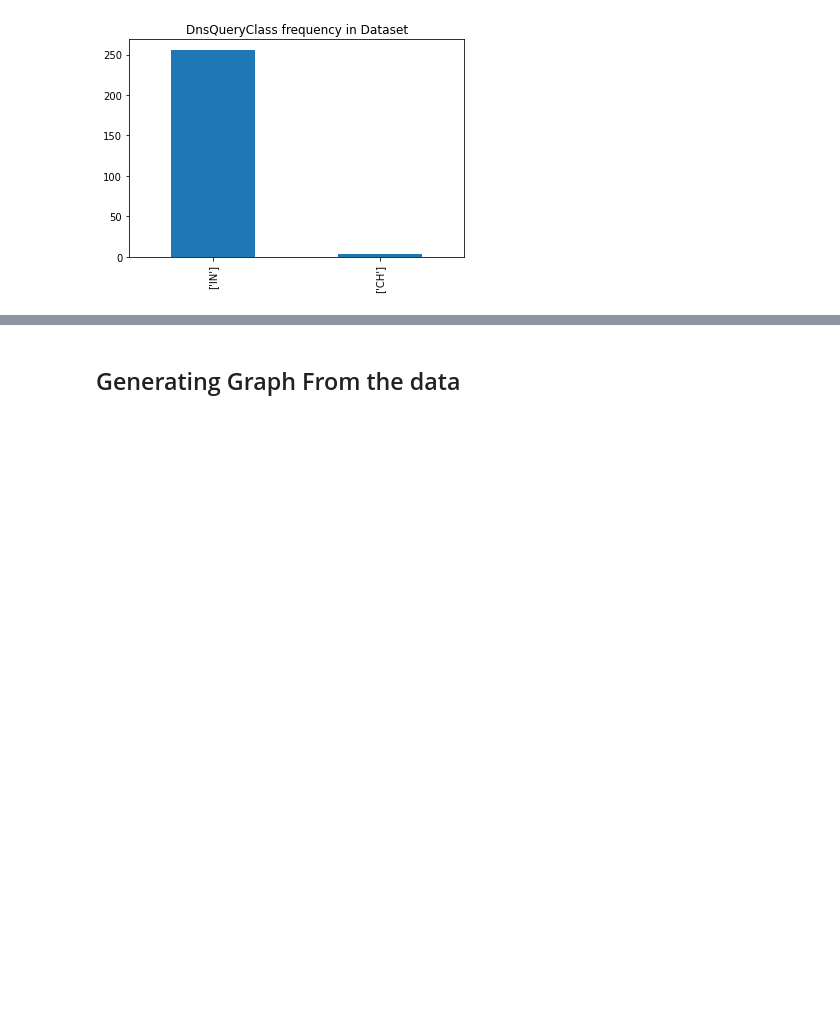
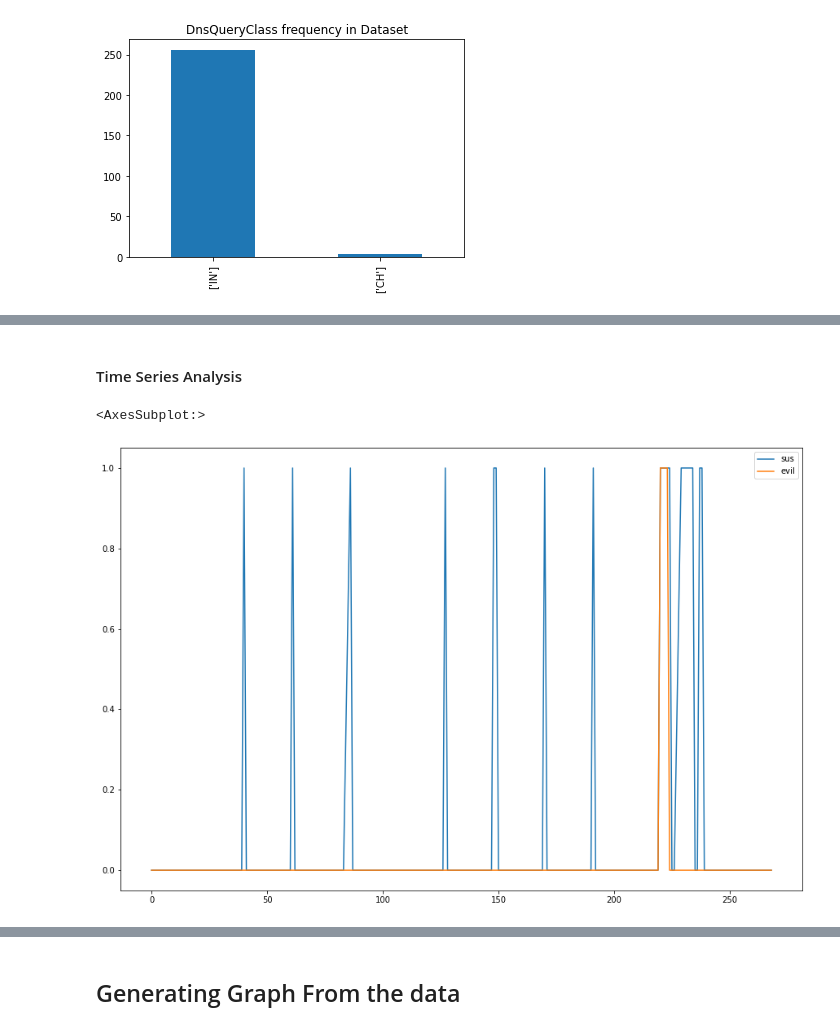
Before and after one commit to BishalLakha/BETH_data_analysis, a Jupyter notebook: beth-eda-processing-and-graph.ipynb, the cells around one changed output, grey strips where cells are left out. Drawn from its saved outputs; the diff is of its cells as text; code cells hidden in the pictures; blank space fills up the shorter version.

```diff
--- a/beth-eda-processing-and-graph.ipynb
+++ b/beth-eda-processing-and-graph.ipynb
@@ -139,0 +199,7 @@ df_final.DnsQueryType.value_counts().plot(kind='bar', title='DnsQueryClass frequ
+# %% [markdown]
+#### Time Series Analysis
+# %%
+df_final[["sus","evil"]].plot(figsize=(15, 10))
+# %% [output]
+<AxesSubplot:>
+[figure, added]
```
Also changed, not shown: parts of 18 cells of this notebook.
